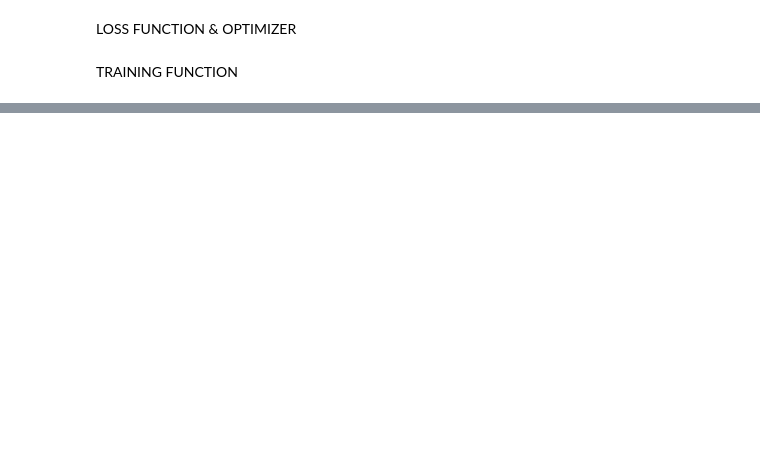
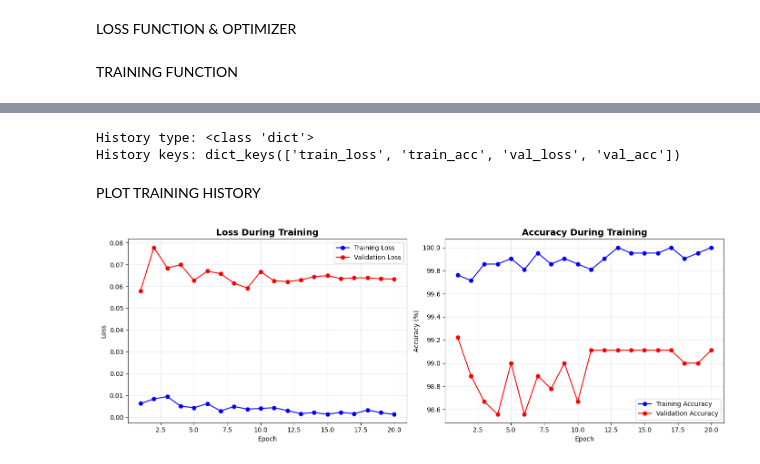
Before and after one commit to richardtekere09/Image-recognition-methods, a Jupyter notebook: Plant_leaf_damage_recognition.ipynb, the cells around one changed output, grey strips where cells are left out. Cells and saved outputs as stored; diff of their text form; code cells hidden in the pictures; blank space fills up the shorter version.

```diff
--- a/Plant_leaf_damage_recognition.ipynb
+++ b/Plant_leaf_damage_recognition.ipynb
@@ -211,7 +325,7 @@ scheduler = optim.lr_scheduler.ReduceLROnPlateau(
     optimizer,
     mode='min',
     factor=0.5,
-    patience=3,
+    patience=3
 )
 # %% [markdown]
 TRAINING FUNCTION
@@ -217,0 +440,14 @@ TRAINING FUNCTION
+# %%
+print("\n" + "="*50)
+print("STARTING TRAINING")
+print("="*50)
+
+history, model  = train_model(
+    model,
+    train_loader,
+    test_loader,
+    criterion,
+    optimizer,
+    scheduler,
+    num_epochs=20
+)
@@ -217,0 +472,41 @@ TRAINING FUNCTION
+# %%
+# Verify history is a dictionary
+print(f"\nHistory type: {type(history)}")
+print(f"History keys: {history.keys() if isinstance(history, dict) else 'Not a dictionary!'}")
+# %% [output]
+History type: <class 'dict'>
+History keys: dict_keys(['train_loss', 'train_acc', 'val_loss', 'val_acc'])
+# %% [markdown]
+PLOT TRAINING HISTORY
+# %%
+def plot_history(history):
+    """Visualize training progress"""
+    fig, (ax1, ax2) = plt.subplots(1, 2, figsize=(14, 5))
+
+    epochs = range(1, len(history['train_loss']) + 1)
+
+    # Plot loss
+    ax1.plot(epochs, history['train_loss'], 'bo-', label='Training Loss')
+    ax1.plot(epochs, history['val_loss'], 'ro-', label='Validation Loss')
+    ax1.set_title('Loss During Training', fontsize=14, fontweight='bold')
+    ax1.set_xlabel('Epoch')
+    ax1.set_ylabel('Loss')
+    ax1.legend()
+    ax1.grid(True, alpha=0.3)
+
+    # Plot accuracy
+    ax2.plot(epochs, history['train_acc'], 'bo-', label='Training Accuracy')
+    ax2.plot(epochs, history['val_acc'], 'ro-', label='Validation Accuracy')
+    ax2.set_title('Accuracy During Training', fontsize=14, fontweight='bold')
+    ax2.set_xlabel('Epoch')
+    ax2.set_ylabel('Accuracy (%)')
+    ax2.legend()
+    ax2.grid(True, alpha=0.3)
+
+    plt.tight_layout()
+    plt.savefig('training_history.png', dpi=300, bbox_inches='tight')
+    plt.show()
+
+plot_history(history)
+# %% [output]
+[figure, added]
```
Also changed, not shown: parts of 15 cells of this notebook.
